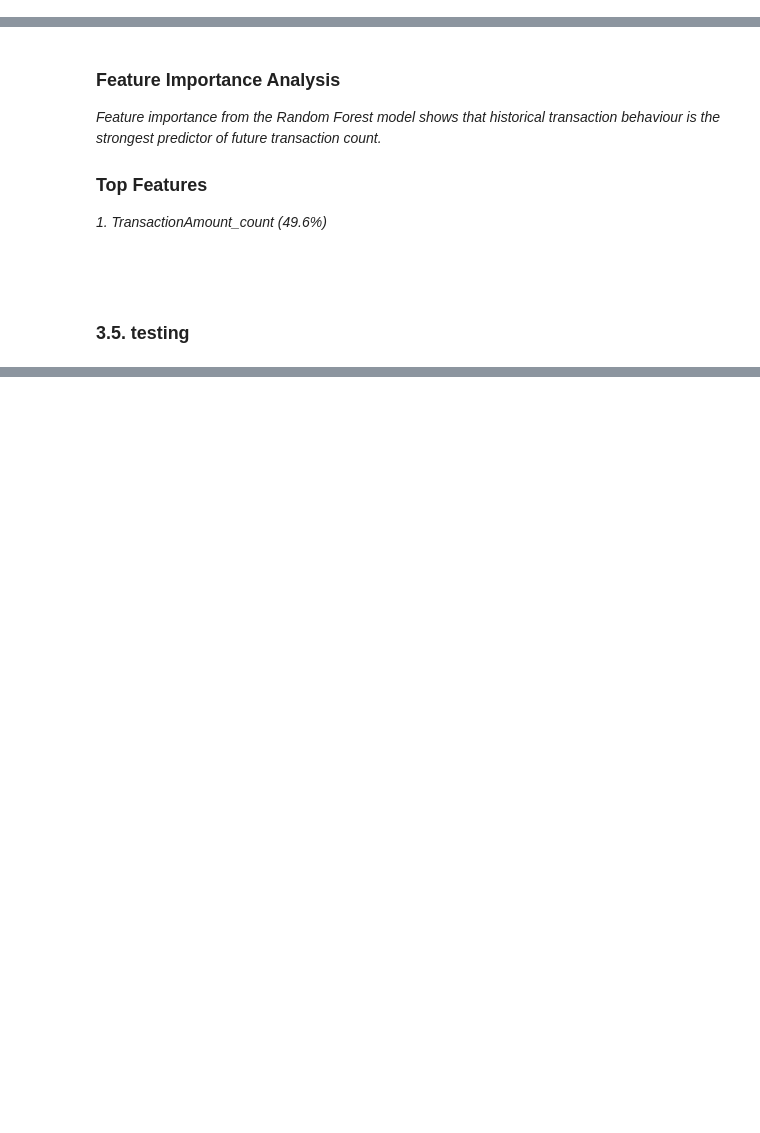
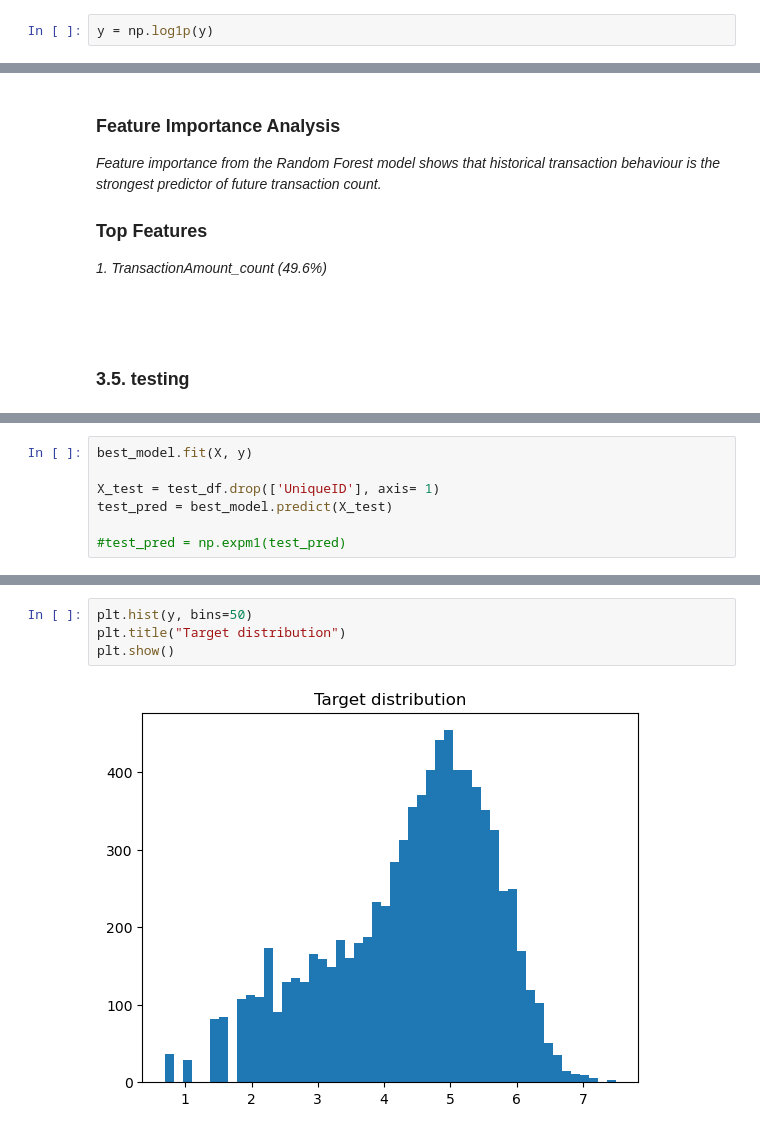
Before and after one commit to topollonaketsana/Data--Analysis, a Jupyter notebook: Forecasting-Challenge/Model_Training.ipynb, the cells around one changed output, grey strips where cells are left out. Drawn from its saved outputs; the diff is of its cells as text; blank space fills up the shorter version.

```diff
--- a/Forecasting-Challenge/Model_Training.ipynb
+++ b/Forecasting-Challenge/Model_Training.ipynb
@@ -135,6 +149,8 @@ X_train, X_valid, y_train, y_valid = train_test_split(X, y, train_size= 0.8, ran
 ###
 # %% [markdown]
 #### 3.4. Model selection and training
+# %%
+y = np.log1p(y)
 # %%
 # random forest regressor and xboost
 models = {
@@ -249,2 +273,9 @@ test_pred = model.predict(X_test)
+# %%
+best_model.fit(X, y)
+
+X_test = test_df.drop(['UniqueID'], axis= 1)
+test_pred = best_model.predict(X_test)
+
+#test_pred = np.expm1(test_pred)
 # %%
 # submission
@@ -293,0 +345,6 @@ First 20 predictions:
+# %%
+plt.hist(y, bins=50)
+plt.title("Target distribution")
+plt.show()
+# %% [output]
+[figure, added]
```
Also changed, not shown: parts of 19 cells of this notebook, 6 other files.
